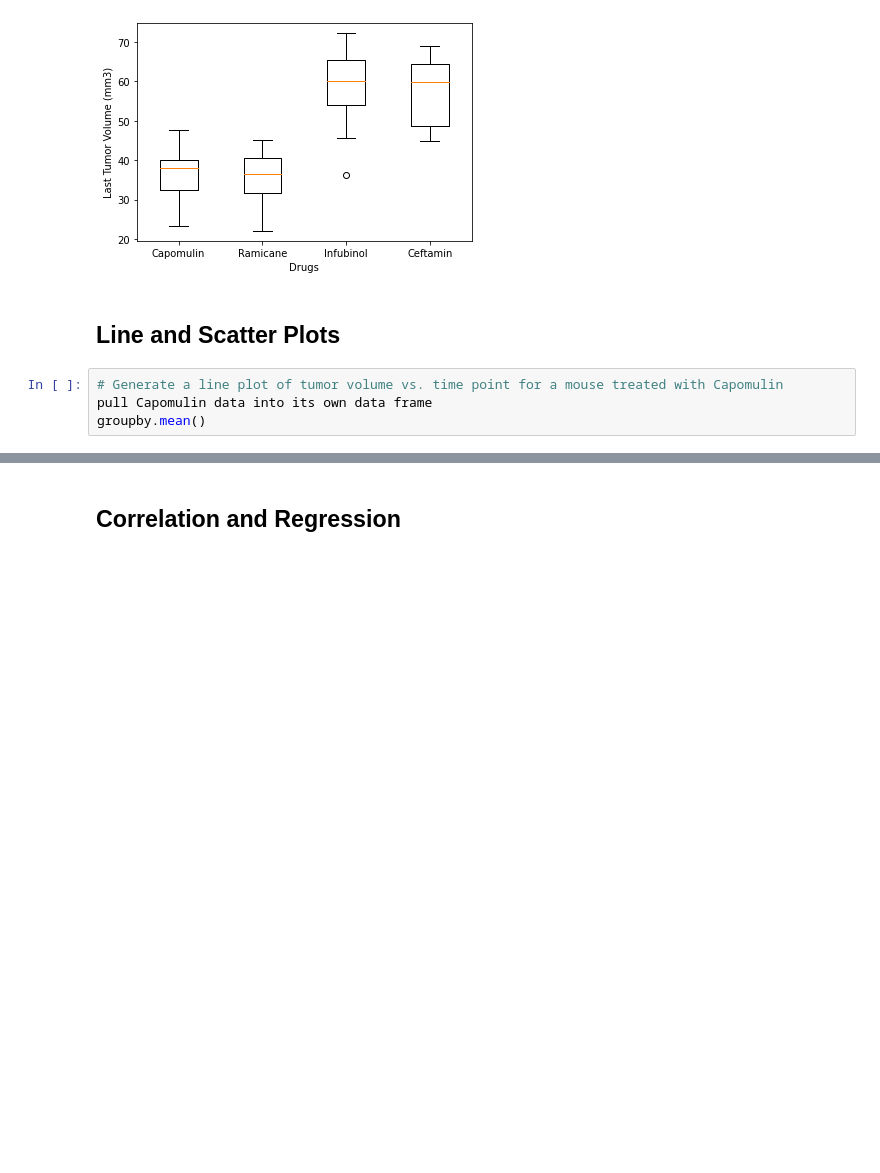
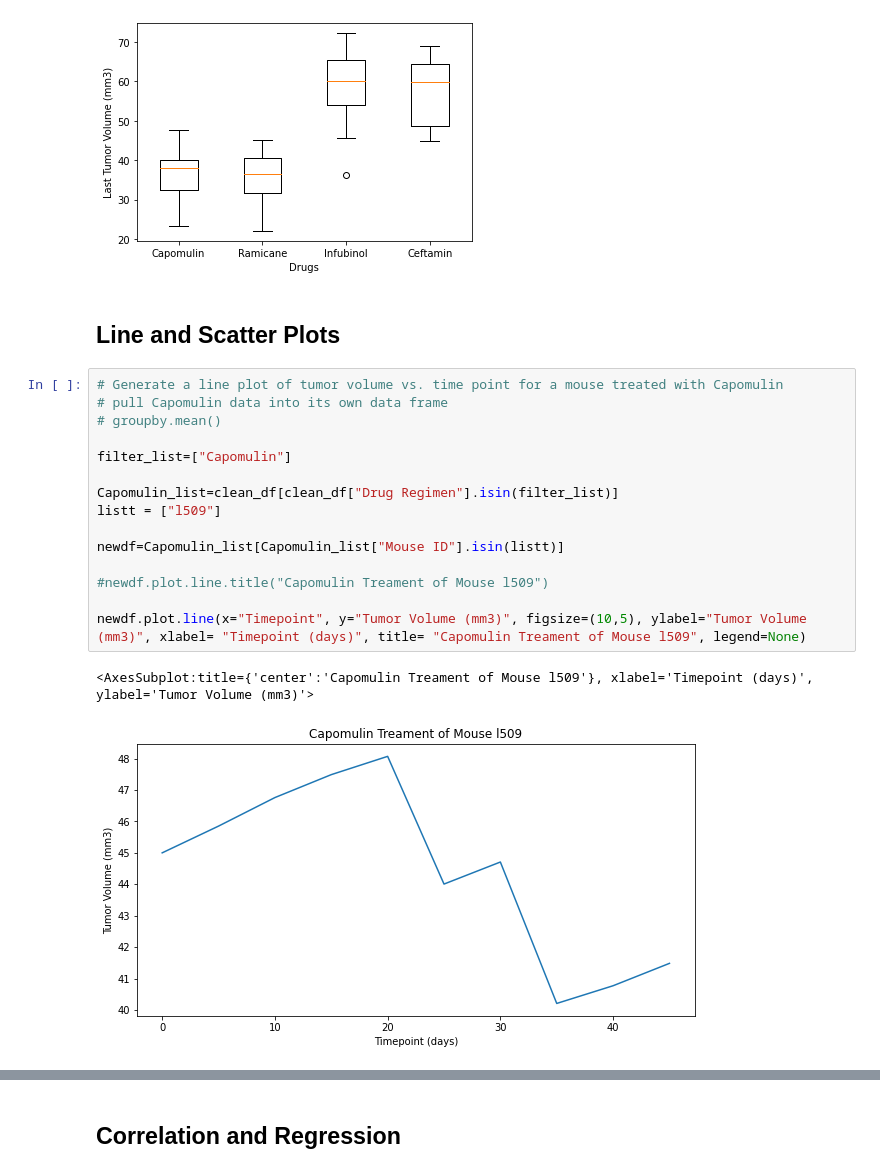
Before and after one commit to Lanpham0110/MathplotLib_challenge, a Jupyter notebook: Pymaceuticals/pymaceuticals_starter.ipynb, the cells around one changed output, grey strips where cells are left out. Saved outputs shown, nothing was run; the diff lists cells and outputs as text; blank space fills up the shorter version.

```diff
--- a/Pymaceuticals/pymaceuticals_starter.ipynb
+++ b/Pymaceuticals/pymaceuticals_starter.ipynb
@@ -288,7 +288,21 @@ plt.show()
 ## Line and Scatter Plots
 # %%
 # Generate a line plot of tumor volume vs. time point for a mouse treated with Capomulin
-pull Capomulin data into its own data frame
-groupby.mean()
+# pull Capomulin data into its own data frame
+# groupby.mean()
+
+filter_list=["Capomulin"]
+
+Capomulin_list=clean_df[clean_df["Drug Regimen"].isin(filter_list)]
+listt = ["l509"]
+
+newdf=Capomulin_list[Capomulin_list["Mouse ID"].isin(listt)]
+
+#newdf.plot.line.title("Capomulin Treament of Mouse l509")
+
+newdf.plot.line(x="Timepoint", y="Tumor Volume (mm3)", figsize=(10,5), ylabel="Tumor Volume (mm3)", xlabel= "Timepoint (days)", title= "Capomulin Treament of Mouse l509", legend=None)
+# %% [output]
+<AxesSubplot:title={'center':'Capomulin Treament of Mouse l509'}, xlabel='Timepoint (days)', ylabel='Tumor Volume (mm3)'>
+[figure, added]
 # %%
 # Generate a scatter plot of average tumor volume vs. mouse weight for the Capomulin regimen
```
Also changed, not shown: parts of 2 cells of this notebook.
